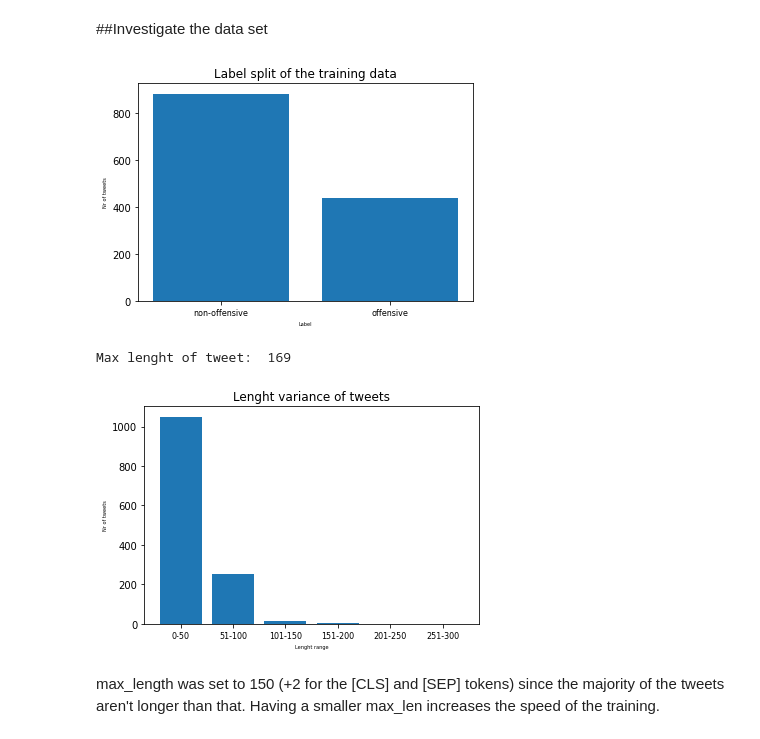
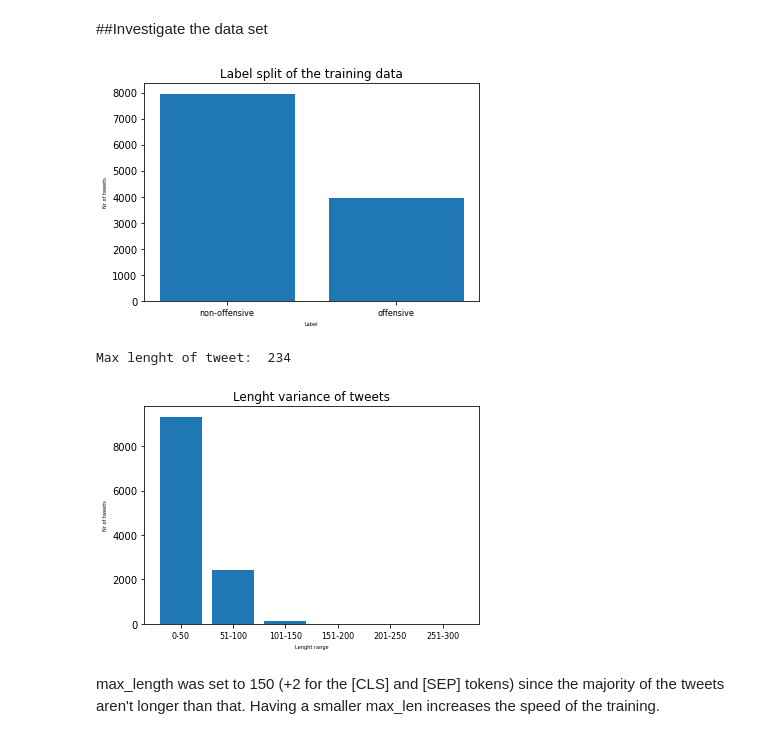
Before and after one commit to josbex/HS-detection_in_social_media_posts, a Jupyter notebook: Hate_speech_detection_in_social_media_posts.ipynb, the cells around one changed output. Drawn from its saved outputs; the diff is of its cells as text; code cells hidden in the pictures.

```diff
--- a/Hate_speech_detection_in_social_media_posts.ipynb
+++ b/Hate_speech_detection_in_social_media_posts.ipynb
@@ -70,3 +83,10 @@ def get_dataset(filename):
+# %%
+def get_dataset_from_github(url):
+  df = pd.read_csv(url, sep="\t")
+  #Saving tweets and their labels as numpy arrays
+  tweets = df.tweet.values
+  labels = df.label.values
+  return tweets, labels
 # %% [markdown]
 ##Save fine-tuned model
 # %%
@@ -310,12 +335,14 @@ Why it is good to have an validation set is because it is a good test to use for
 # %%
 from torch.utils.data import TensorDataset
 # Combine the training inputs into a TensorDataset.
-tweets, labels = get_dataset('90_training_data')
+#tweets, labels = get_dataset('90_training_data')
+tweets, labels = get_dataset_from_github('https://raw.githubusercontent.com/josbex/HS-detection_in_social_media_posts/master/data/90_training_data.tsv')
 input_ids, attention_masks, labels = data_to_tensors(tweets, labels)
 train_dataset = TensorDataset(input_ids, attention_masks, labels)
 
 # Combine the validation inputs into a TensorDataset.
-tweets, labels = get_dataset('10_val_data')
+#tweets, labels = get_dataset('10_val_data')
+tweets, labels = get_dataset_from_github('https://raw.githubusercontent.com/josbex/HS-detection_in_social_media_posts/master/data/10_val_data.tsv')
 input_ids, attention_masks, labels = data_to_tensors(tweets, labels)
 val_dataset = TensorDataset(input_ids, attention_masks, labels)
 
@@ -873,29 +916,29 @@ print(cm)
 # %%
 def count_occurences(labels):
   occurences = []
   OFFcount = np.count_nonzero(labels)
   occurences.append(len(labels)- OFFcount)
   occurences.append(OFFcount)
   return occurences
 
-tweets, labels = get_data_set('90_training_data')
+tweets, labels = get_dataset('90_training_data')
 labelStr = ['non-offensive', 'offensive']
 occurences = count_occurences(labels)
 
 def plot_data(occurences, labelStr, xlabel, ylabel, title, name):
   fig = plt.figure()
   index = np.arange(len(labelStr))
   plt.bar(index, occurences)
   plt.xlabel(xlabel, fontsize=5)
   plt.ylabel(ylabel, fontsize=5)
   plt.xticks(index, labelStr, fontsize=8)
   plt.title(title)
   plt.show()
   fig.savefig("/content/gdrive/My Drive/thesis/dataset/" + name + ".png")
 
 plot_data(occurences, labelStr, 'Label', 'Nr of tweets', 'Label split of the training data', 'label_split')
 # %% [output]
-[figure, old version]
+[figure, new version]
 # %%
 def get_token_lengths(tweets):
   token_lenghts = []
@@ -926,9 +969,10 @@ token_lenghts = get_token_lengths(tweets)
 print("Max lenght of tweet: ", max(token_lenghts))
 counter=collections.Counter(token_lenghts)
 occurences = label_count(counter)
+print(occurences)
 plot_data(occurences, labelStr, 'Lenght range', 'Nr of tweets', 'Lenght variance of tweets', 'lenght_split')
 # %% [output]
-Max lenght of tweet:  169
+Max lenght of tweet:  234
-[figure, old version]
+[figure, new version]
 # %% [markdown]
 max_length was set to 150 (+2 for the [CLS] and [SEP] tokens) since the majority of the tweets aren't longer than that. Having a smaller max_len increases the speed of the training.
```
Also changed, not shown: parts of 22 cells of this notebook.
